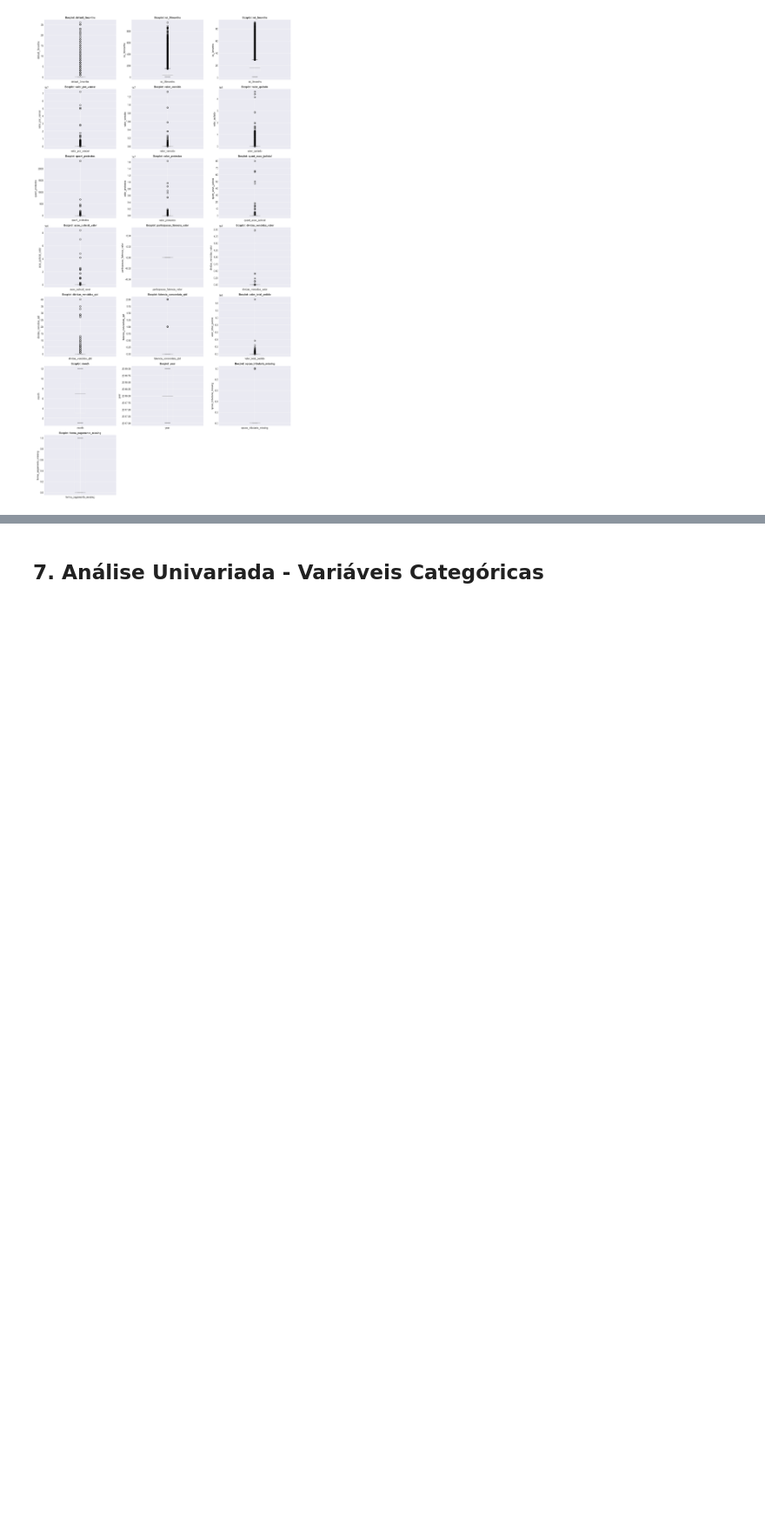
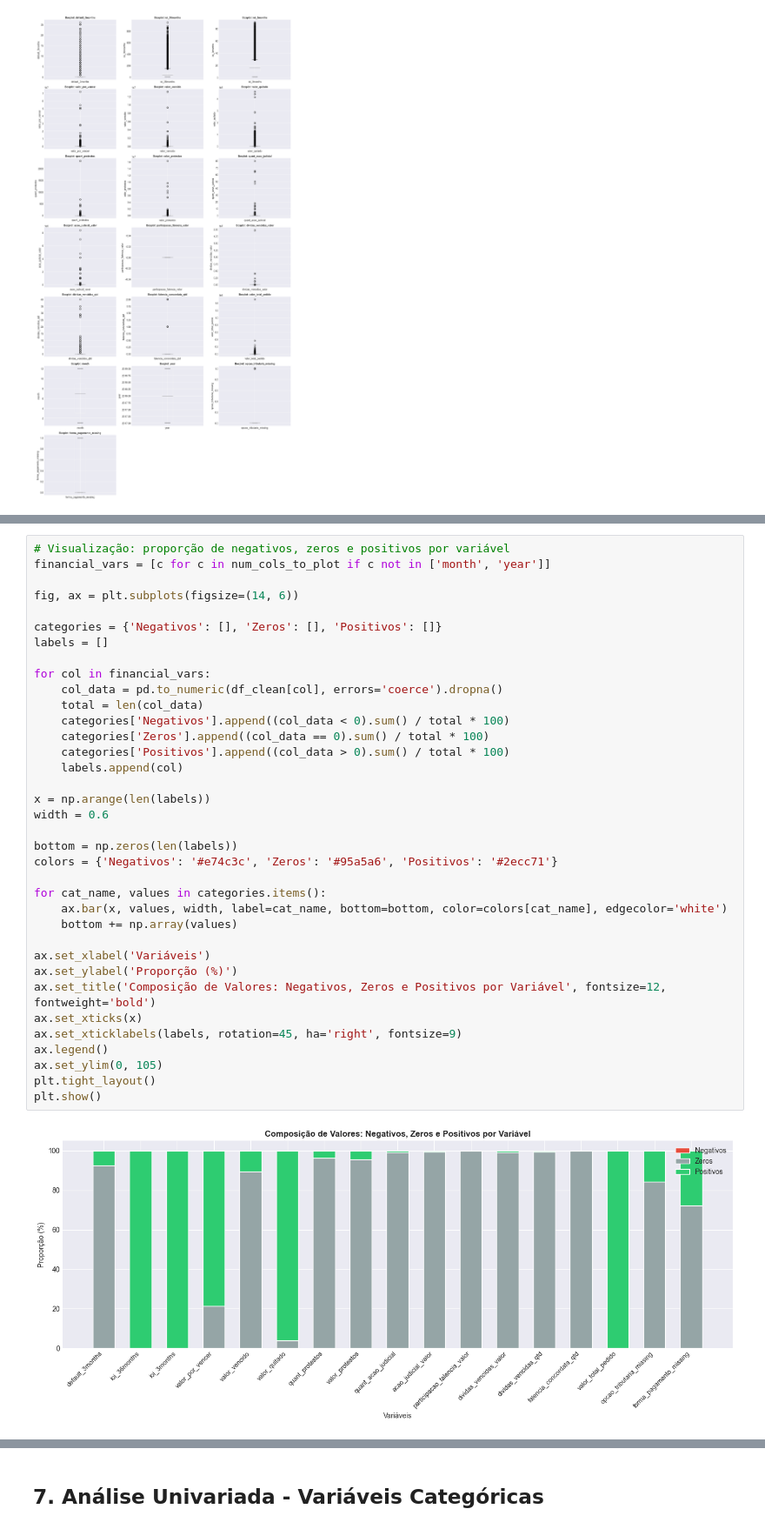
Before and after one commit to marsel-eleuterio/kognita, a Jupyter notebook: notebooks/1_EDA.ipynb, the cells around one changed output, grey strips where cells are left out. Shown at 87% size. Cells and saved outputs as stored; diff of their text form; blank space fills up the shorter version.

```diff
--- a/notebooks/1_EDA.ipynb
+++ b/notebooks/1_EDA.ipynb
@@ -662,0 +741,38 @@ plt.show()
+# %%
+# Visualização: proporção de negativos, zeros e positivos por variável
+financial_vars = [c for c in num_cols_to_plot if c not in ['month', 'year']]
+
+fig, ax = plt.subplots(figsize=(14, 6))
+
+categories = {'Negativos': [], 'Zeros': [], 'Positivos': []}
+labels = []
+
+for col in financial_vars:
+    col_data = pd.to_numeric(df_clean[col], errors='coerce').dropna()
+    total = len(col_data)
+    categories['Negativos'].append((col_data < 0).sum() / total * 100)
+    categories['Zeros'].append((col_data == 0).sum() / total * 100)
+    categories['Positivos'].append((col_data > 0).sum() / total * 100)
+    labels.append(col)
+
+x = np.arange(len(labels))
+width = 0.6
+
+bottom = np.zeros(len(labels))
+colors = {'Negativos': '#e74c3c', 'Zeros': '#95a5a6', 'Positivos': '#2ecc71'}
+
+for cat_name, values in categories.items():
+    ax.bar(x, values, width, label=cat_name, bottom=bottom, color=colors[cat_name], edgecolor='white')
+    bottom += np.array(values)
+
+ax.set_xlabel('Variáveis')
+ax.set_ylabel('Proporção (%)')
+ax.set_title('Composição de Valores: Negativos, Zeros e Positivos por Variável', fontsize=12, fontweight='bold')
+ax.set_xticks(x)
+ax.set_xticklabels(labels, rotation=45, ha='right', fontsize=9)
+ax.legend()
+ax.set_ylim(0, 105)
+plt.tight_layout()
+plt.show()
+# %% [output]
+[figure, added]
```
Also changed, not shown: parts of 7 cells of this notebook, 9 other files.
